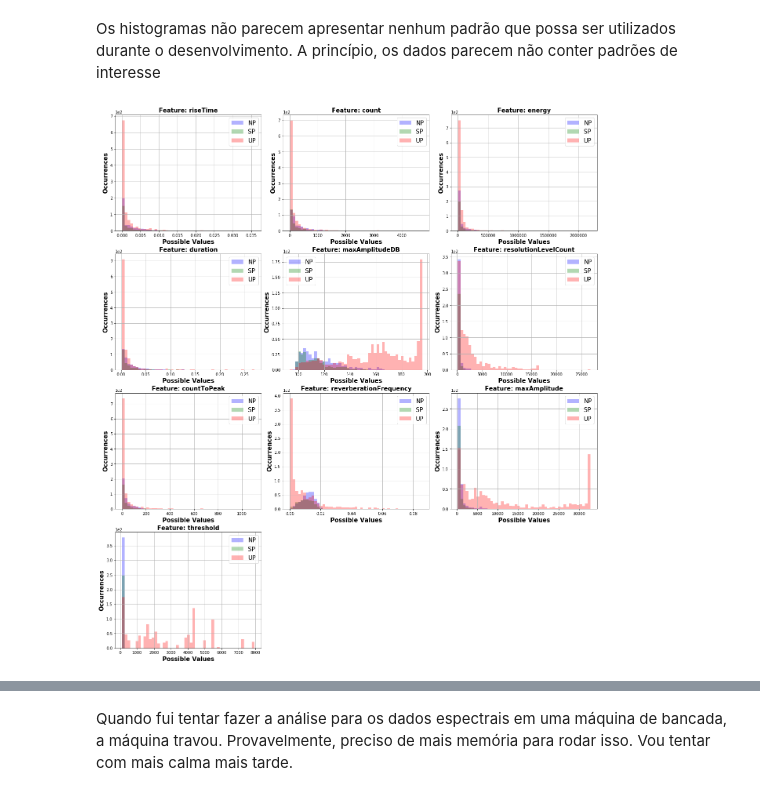
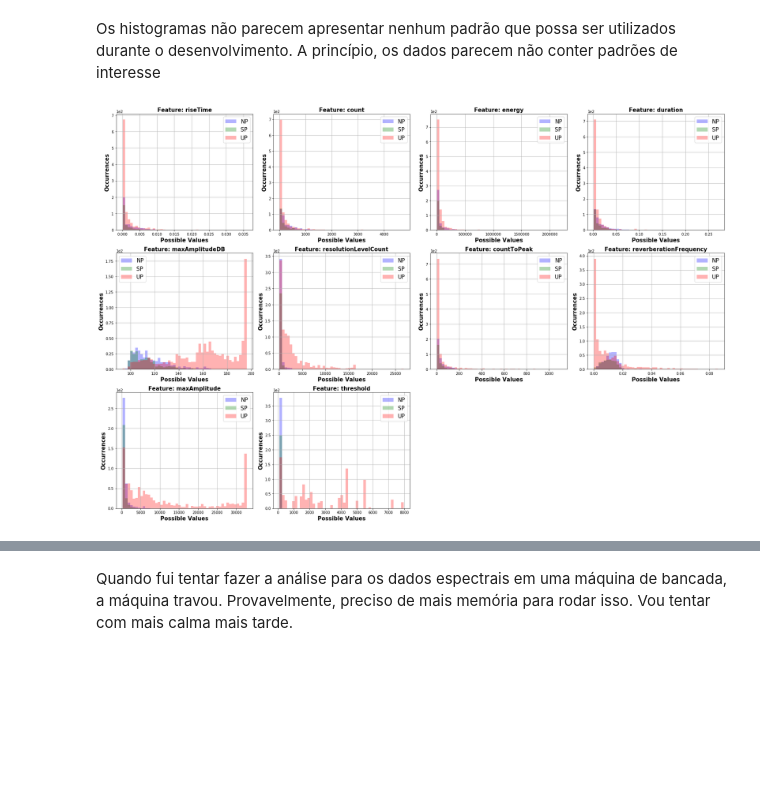
Before and after one commit to natmourajr/PetroAcousticEmission, a Jupyter notebook: notebooks/StatisticalAnalysis.ipynb, the cells around one changed output, grey strips where cells are left out. Drawn from its saved outputs; the diff is of its cells as text; code cells hidden in the pictures; blank space fills up the shorter version.

```diff
--- a/notebooks/StatisticalAnalysis.ipynb
+++ b/notebooks/StatisticalAnalysis.ipynb
@@ -42,11 +42,11 @@ from matplotlib.ticker import ScalarFormatter
 
 data = inputMatrix
 
-nrows = 4
-ncols = 3
+nrows = 3
+ncols = 4
 
 #fig, subplot_array = plt.subplots(nrows=nrows, ncols=ncols,figsize=(20,20))
-fig = plt.figure(figsize=(22,25))
+fig = plt.figure(figsize=(30,20))
 
 n_bins = 50
 
@@ -64,4 +64,5 @@ for label,var in enumerate(data):
     ax.grid()
 
 fig.subplots_adjust(wspace=0.15, hspace=0.2)
+plt.savefig("../Results/param_input_log_dist.pdf", bbox_inches="tight")
 # %% [output]
@@ -74,12 +75,11 @@ from matplotlib.ticker import ScalarFormatter
 
 data = inputMatrix
 
-nrows = 4
-ncols = 3
+nrows = 3
+ncols = 4
 
 #fig, subplot_array = plt.subplots(nrows=nrows, ncols=ncols,figsize=(20,20))
-fig = plt.figure(figsize=(22,25))
-
+fig = plt.figure(figsize=(30,20))
 n_bins = 50
 
 for label,var in enumerate(data):
@@ -96,4 +96,5 @@ for label,var in enumerate(data):
     ax.grid()
 
 fig.subplots_adjust(wspace=0.15, hspace=0.2)
+plt.savefig("../Results/param_input_dist.pdf", bbox_inches="tight")
 # %% [output]
@@ -105,39 +106,40 @@ import matplotlib.pyplot as plt
 %matplotlib inline
 
 from matplotlib.ticker import ScalarFormatter
 
 data = inputMatrix
 
-nrows = 4
-ncols = 3
+nrows = 3
+ncols = 4
+
+#fig, subplot_array = plt.subplots(nrows=nrows, ncols=ncols,figsize=(20,20))
+fig = plt.figure(figsize=(30,20))
 
 m_colors = ['b', 'g', 'r']
 class_labels = ['NP', 'SP', 'UP']
 
 num_target = np.argmax(target,axis=0)
-
-#fig, subplot_array = plt.subplots(nrows=nrows, ncols=ncols,figsize=(20,20))
-fig = plt.figure(figsize=(22,25))
 
 n_bins = 50
 
 for label,var in enumerate(data):
     ax = plt.subplot(nrows,ncols,label+1)
     m_min,m_max = [var.min(),var.max()]
     m_bins = np.linspace(m_min.min(),m_max.max(),n_bins)
     for iclass in np.arange(np.max(np.argmax(target,axis=0))+1):
          n, bins, patches = (ax.hist(var[num_target==iclass],bins=m_bins,fc=m_colors[iclass],
                                      alpha=0.3, label=class_labels[iclass]))
     ax.set_title('Feature: %s'%(feature_labels[label]),fontweight='bold',fontsize=15)
     ax.set_ylabel('Occurrences',fontweight='bold',fontsize=15)
     ax.ticklabel_format(style='sci', axis='y', scilimits=(0,0))
 
     ax.set_xlabel('Possible Values',fontweight='bold',fontsize=15)
     ax.grid()
     ax.legend(loc='best', fontsize=15)
 fig.subplots_adjust(wspace=0.15, hspace=0.2)
+plt.savefig("../Results/param_input_with_target_dist.pdf", bbox_inches="tight")
 # %% [output]
-[figure, old version]
+[figure, new version]
 # %%
 import matplotlib.pyplot as plt
 %matplotlib inline
```
Also changed, not shown: parts of 5 cells of this notebook, 2 other files.
